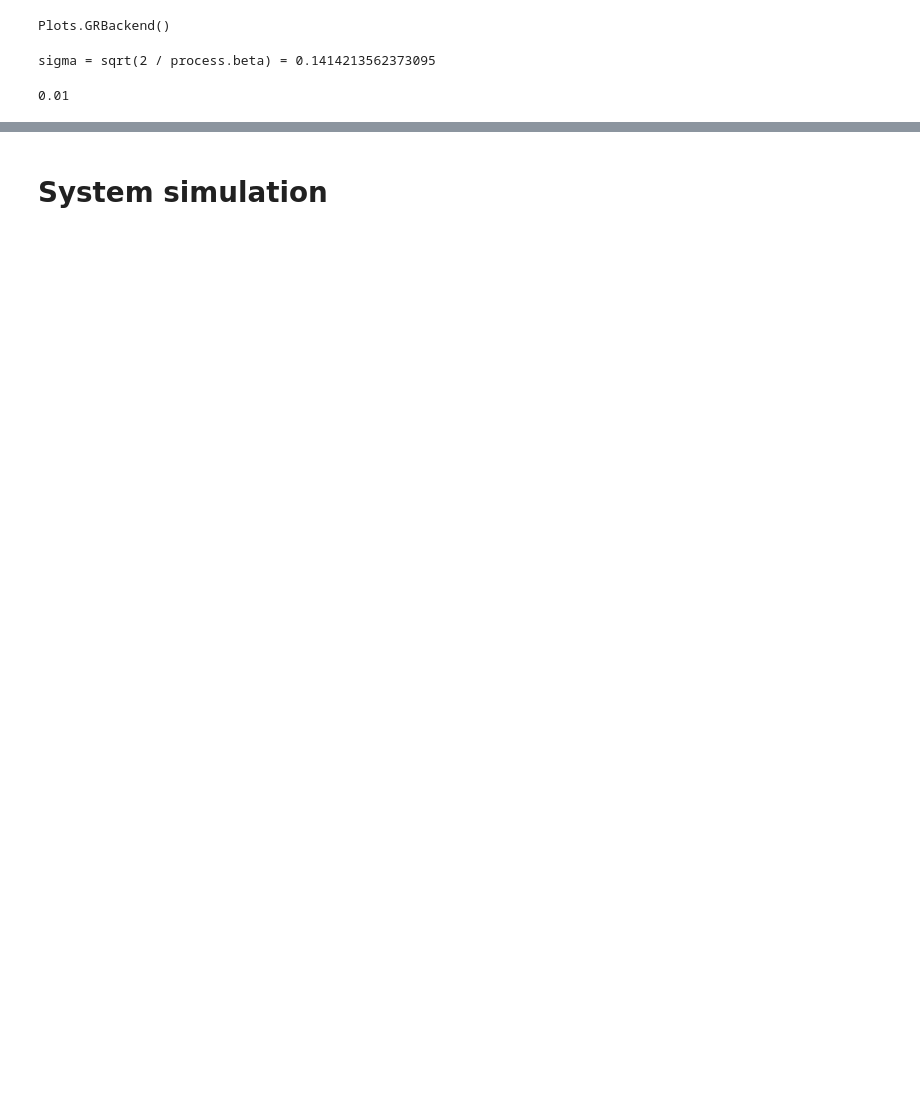
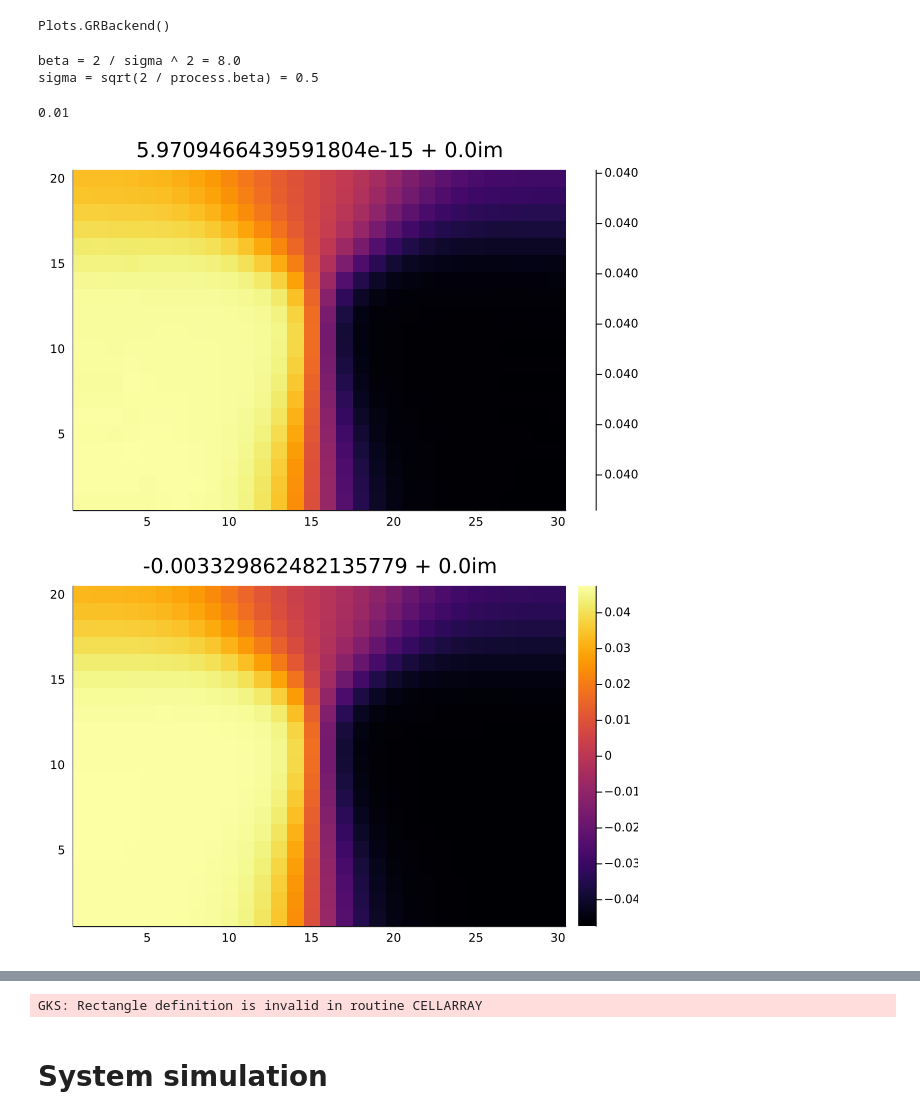
Before and after one commit to axsk/augmented-jump-chain, a Jupyter notebook: isokann triplewell.ipynb, the cells around one changed output, grey strips where cells are left out. Saved outputs shown, nothing was run; the diff lists cells and outputs as text; code cells hidden in the pictures; blank space fills up the shorter version.

Commit message:
implement the sqra in julia, add it to the notebook for comparison

```diff
--- a/isokann triplewell.ipynb
+++ b/isokann triplewell.ipynb
@@ -8,17 +9,34 @@ Plots.gr(fmt=:png)
 # %% [output]
 Plots.GRBackend()
 # %%
+sigma = 0.5
+@show beta = 2 /  sigma^2
 
-process = NN.Triplewell(100)
+process = NN.Triplewell(beta)
 
 
 @show sigma = sqrt(2/process.beta)
 potential = process.potential
 
-samples = 100
+samples = 1000
 branches = 10
 steps = 100
 dt=.01
 # %% [output]
-sigma = sqrt(2 / process.beta) = 0.1414213562373095
+beta = 2 / sigma ^ 2 = 8.0
+sigma = sqrt(2 / process.beta) = 0.5
 0.01
+# %%
+_, _, zs = NN.boxgrid(process.box, 30, 20)
+Q = sqra(reshape(potential(zs), 30, 20), process.beta)
+
+using LinearAlgebra
+val, vecs = eigen(Matrix(Q))
+
+for i=0:2
+    vv = real.(reshape(vecs[:,end-i], 30, 20))
+    heatmap(vv', title=val[end-i]) |> display
+end
+# %% [output]
+[figure, added]
+[figure, added]
@@ -25,3 +44,4 @@ sigma = sqrt(2 / process.beta) = 0.1414213562373095
+GKS: Rectangle definition is invalid in routine CELLARRAY
 # %% [markdown]
 # System simulation
 # %%
```
Also changed, not shown: parts of 5 cells of this notebook, 1 other file.
